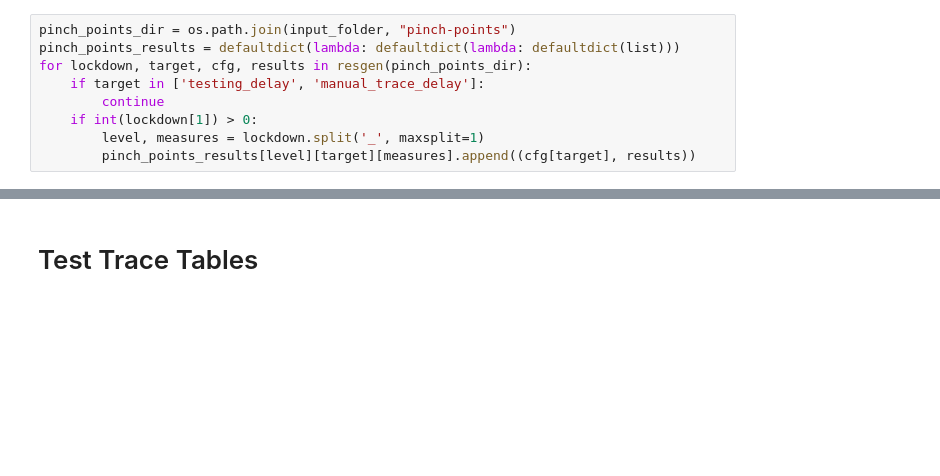
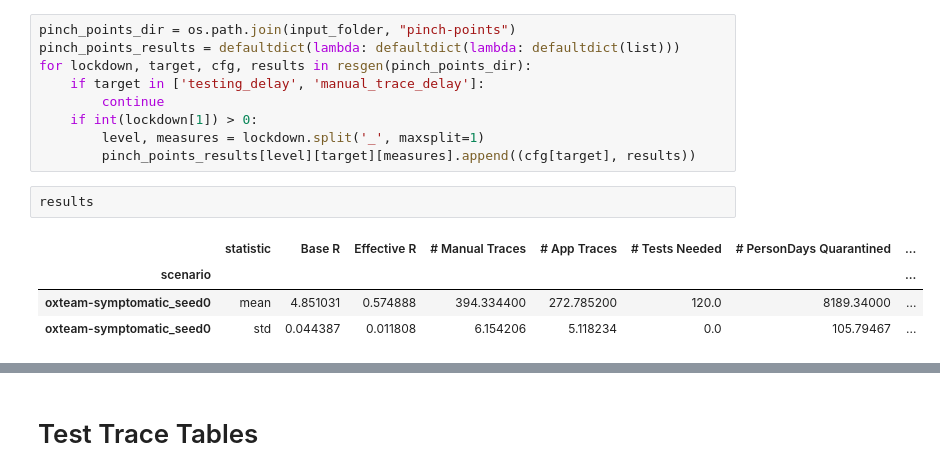
Before and after one commit to rs-delve/tti-explorer, a Jupyter notebook: notebooks/plots-bryn.ipynb, the cells around one changed output, grey strips where cells are left out. Cells and saved outputs as stored; diff of their text form; blank space fills up the shorter version.

```diff
--- a/notebooks/plots-bryn.ipynb
+++ b/notebooks/plots-bryn.ipynb
@@ -100,6 +102,13 @@ for lockdown, target, cfg, results in resgen(pinch_points_dir):
     if int(lockdown[1]) > 0:
         level, measures = lockdown.split('_', maxsplit=1)
         pinch_points_results[level][target][measures].append((cfg[target], results))
+# %%
+results
+# %% [output]
+|  | statistic | Base R | Effective R | # Manual Traces | # App Traces | # Tests Needed | # PersonDays Quarantined | ... |
+| scenario |  |  |  |  |  |  |  | ... |
+| oxteam-symptomatic_seed0 | mean | 4.851031 | 0.574888 | 394.334400 | 272.785200 | 120.0 | 8189.34000 | ... |
+| oxteam-symptomatic_seed0 | std | 0.044387 | 0.011808 | 6.154206 | 5.118234 | 0.0 | 105.79467 | ... |
 # %%
 RETURN_KEYS.__dict__
 # %% [output]
```
Also changed, not shown: parts of 12 cells of this notebook.
